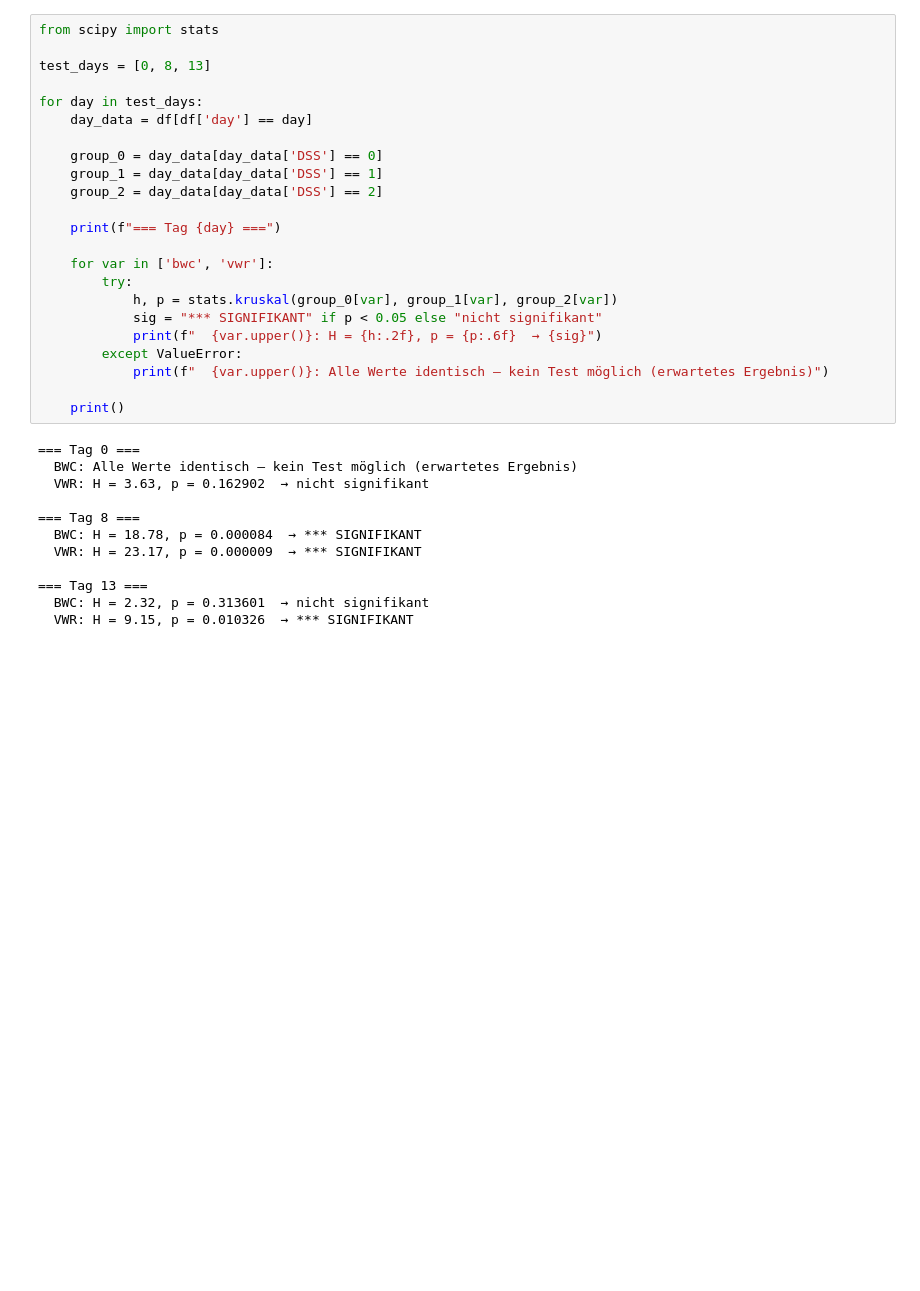
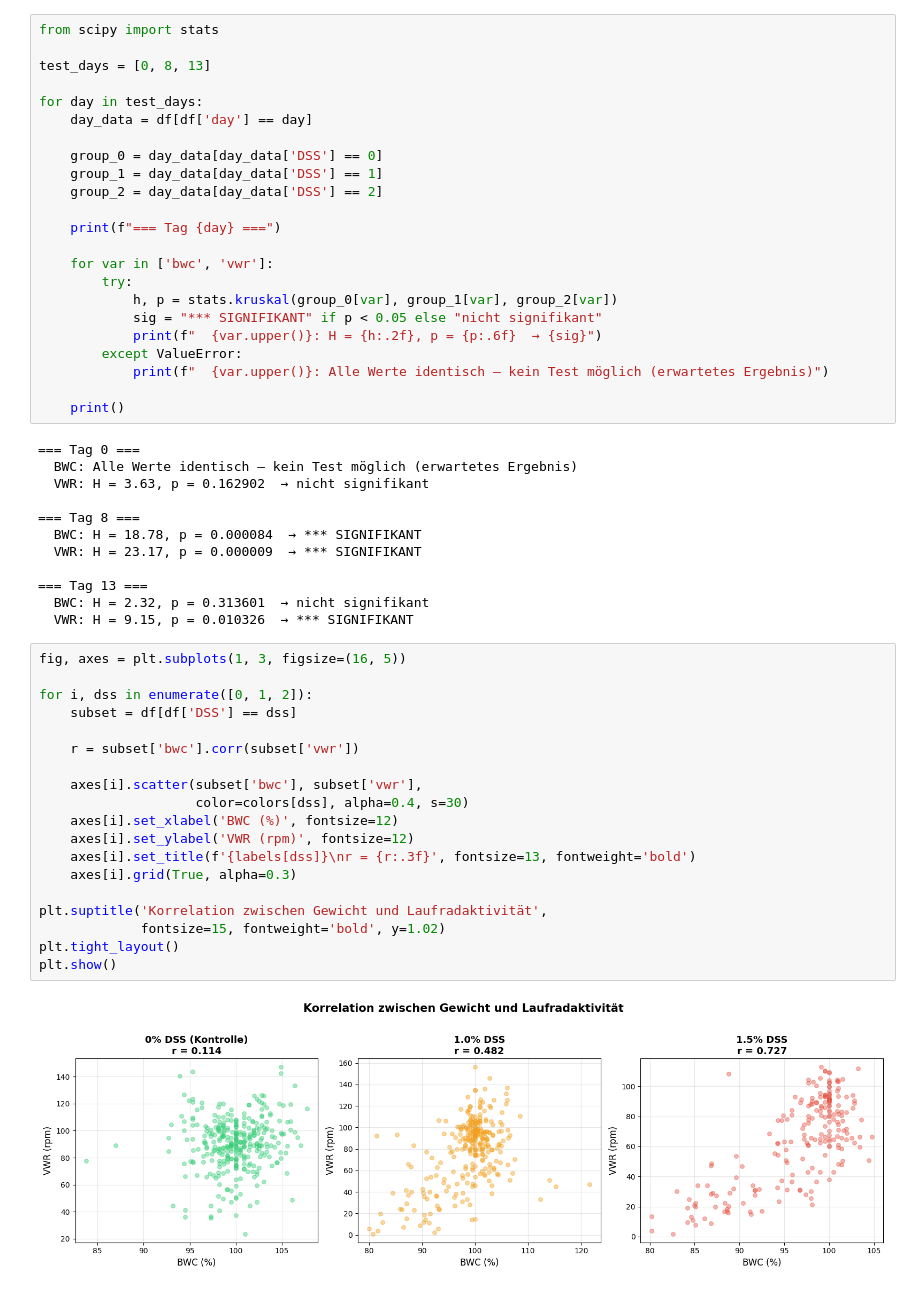
Before and after one commit to sidarkh/Maus-Monitor-ML, a Jupyter notebook: main.ipynb, the cells around one changed output. Saved outputs shown, nothing was run; the diff lists cells and outputs as text; blank space fills up the shorter version.

Commit message:
feat: Korrelationsanalyse BWC vs VWR nach Dosisgruppen

```diff
--- a/main.ipynb
+++ b/main.ipynb
@@ -160,3 +160,24 @@ for day in test_days:
 === Tag 13 ===
   BWC: H = 2.32, p = 0.313601  → nicht signifikant
   VWR: H = 9.15, p = 0.010326  → *** SIGNIFIKANT
+# %%
+fig, axes = plt.subplots(1, 3, figsize=(16, 5))
+
+for i, dss in enumerate([0, 1, 2]):
+    subset = df[df['DSS'] == dss]
+
+    r = subset['bwc'].corr(subset['vwr'])
+
+    axes[i].scatter(subset['bwc'], subset['vwr'],
+                    color=colors[dss], alpha=0.4, s=30)
+    axes[i].set_xlabel('BWC (%)', fontsize=12)
+    axes[i].set_ylabel('VWR (rpm)', fontsize=12)
+    axes[i].set_title(f'{labels[dss]}\nr = {r:.3f}', fontsize=13, fontweight='bold')
+    axes[i].grid(True, alpha=0.3)
+
+plt.suptitle('Korrelation zwischen Gewicht und Laufradaktivität',
+             fontsize=15, fontweight='bold', y=1.02)
+plt.tight_layout()
+plt.show()
+# %% [output]
+[figure, added]
```
Also changed, not shown: 1 other file.
